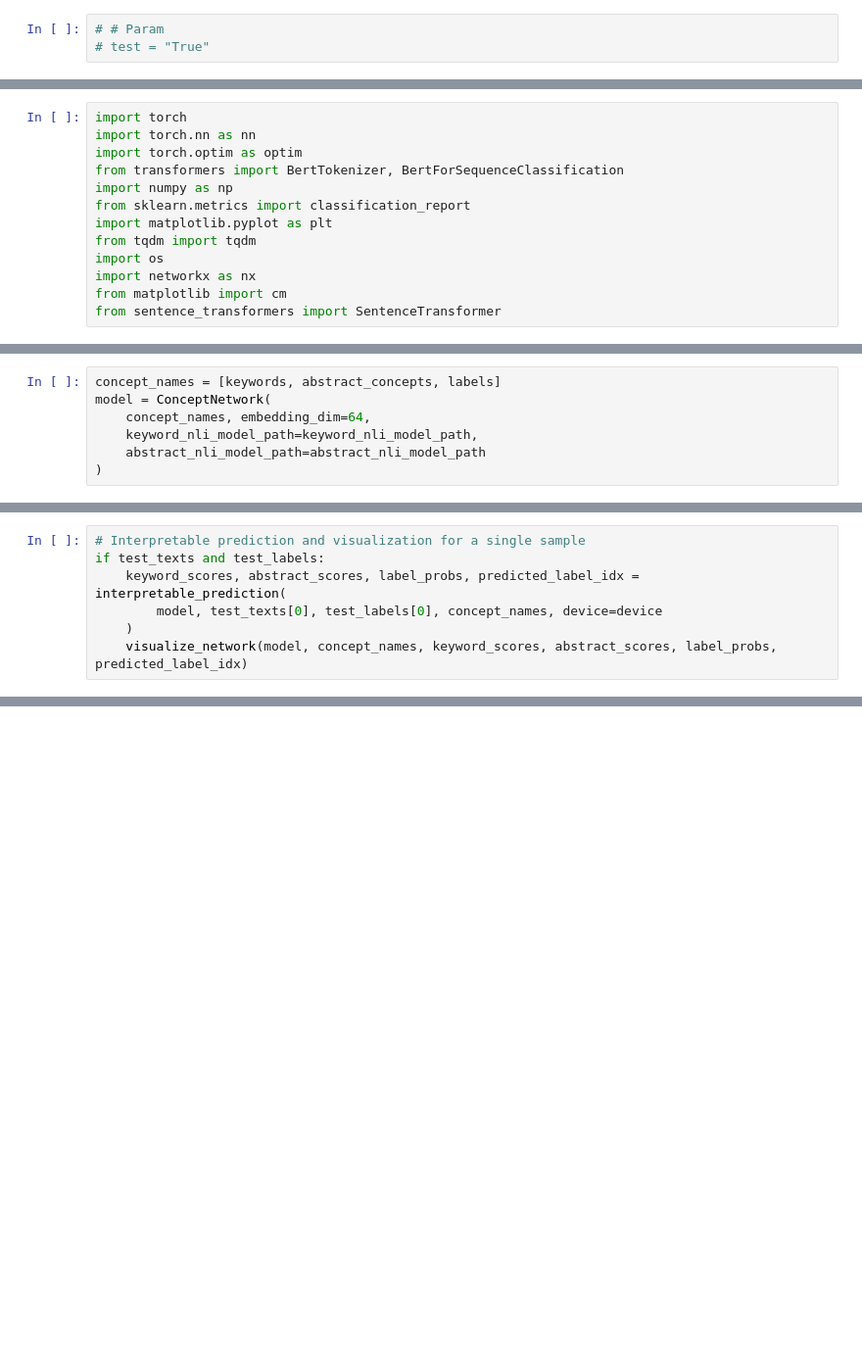
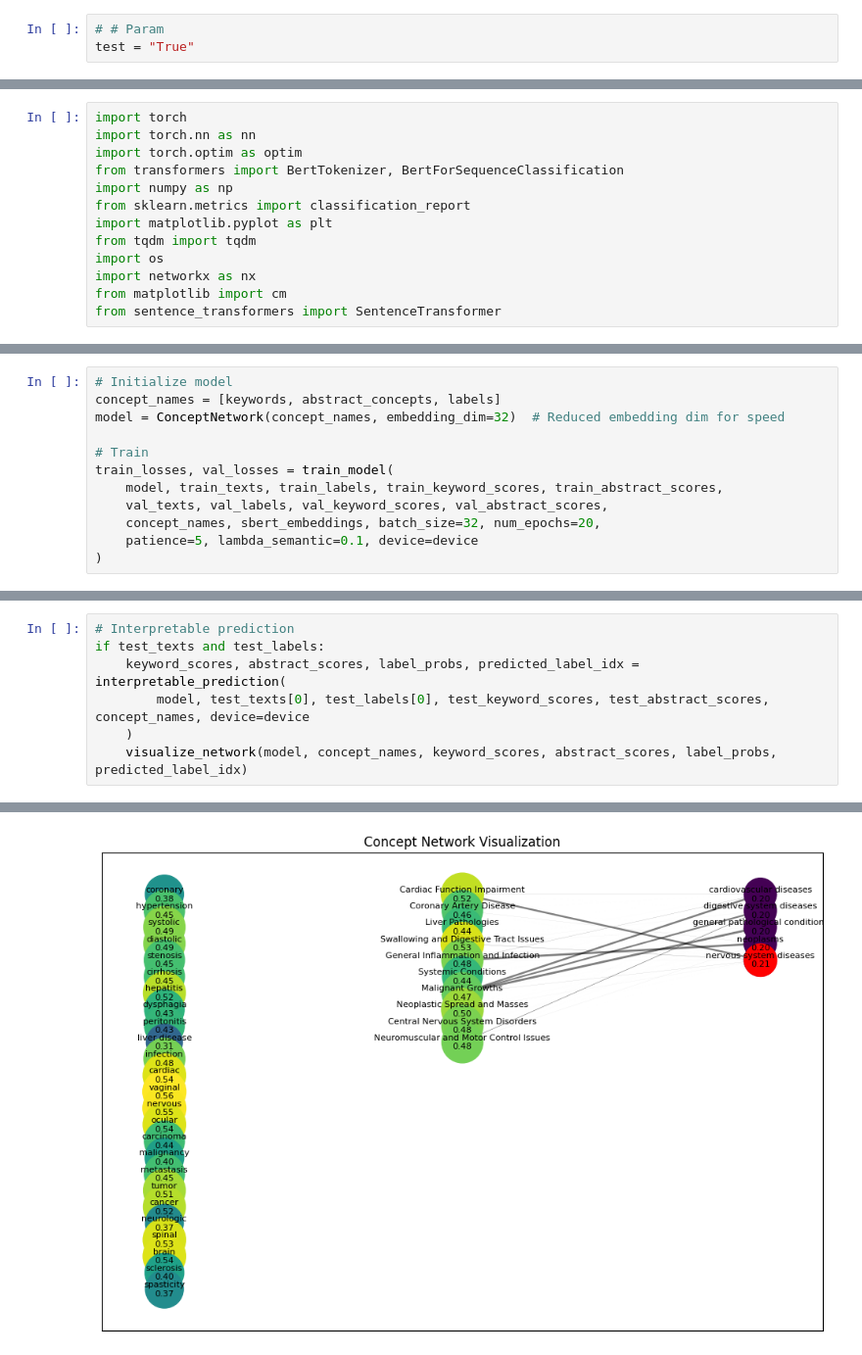
Before and after one commit to dauduchieu/ise-cbm-v0, a Jupyter notebook: hcen.ipynb, the cells around one changed output, grey strips where cells are left out. Shown at 98% size. Cells and saved outputs as stored; diff of their text form; blank space fills up the shorter version.

Commit message:
update: hcen.ipynb - update optim network

```diff
--- a/hcen.ipynb
+++ b/hcen.ipynb
@@ -1,6 +1,6 @@
 # %%
 # # Param
-# test = "True"
+test = "True"
 # %%
 is_test = True
 if test == "False" or test == False:
@@ -430,7 +91,0 @@ sbert_embeddings = [
-# %%
-concept_names = [keywords, abstract_concepts, labels]
-model = ConceptNetwork(
-    concept_names, embedding_dim=64,
-    keyword_nli_model_path=keyword_nli_model_path,
-    abstract_nli_model_path=abstract_nli_model_path
-)
@@ -471,7 +91,0 @@ general pathological conditions       0.20      1.00      0.33         1
-# %%
-# Interpretable prediction and visualization for a single sample
-if test_texts and test_labels:
-    keyword_scores, abstract_scores, label_probs, predicted_label_idx = interpretable_prediction(
-        model, test_texts[0], test_labels[0], concept_names, device=device
-    )
-    visualize_network(model, concept_names, keyword_scores, abstract_scores, label_probs, predicted_label_idx)
@@ -495,0 +441,12 @@ Predicted Label: general pathological conditions
+# %%
+# Initialize model
+concept_names = [keywords, abstract_concepts, labels]
+model = ConceptNetwork(concept_names, embedding_dim=32)  # Reduced embedding dim for speed
+
+# Train
+train_losses, val_losses = train_model(
+    model, train_texts, train_labels, train_keyword_scores, train_abstract_scores,
+    val_texts, val_labels, val_keyword_scores, val_abstract_scores,
+    concept_names, sbert_embeddings, batch_size=32, num_epochs=20,
+    patience=5, lambda_semantic=0.1, device=device
+)
@@ -495,0 +500,8 @@ Predicted Label: general pathological conditions
+# %%
+# Interpretable prediction
+if test_texts and test_labels:
+    keyword_scores, abstract_scores, label_probs, predicted_label_idx = interpretable_prediction(
+        model, test_texts[0], test_labels[0], test_keyword_scores, test_abstract_scores, concept_names, device=device
+    )
+    visualize_network(model, concept_names, keyword_scores, abstract_scores, label_probs, predicted_label_idx)
+# %% [output]
@@ -495,0 +525 @@ Predicted Label: general pathological conditions
+[figure, added]
```
Also changed, not shown: parts of 28 cells of this notebook.
